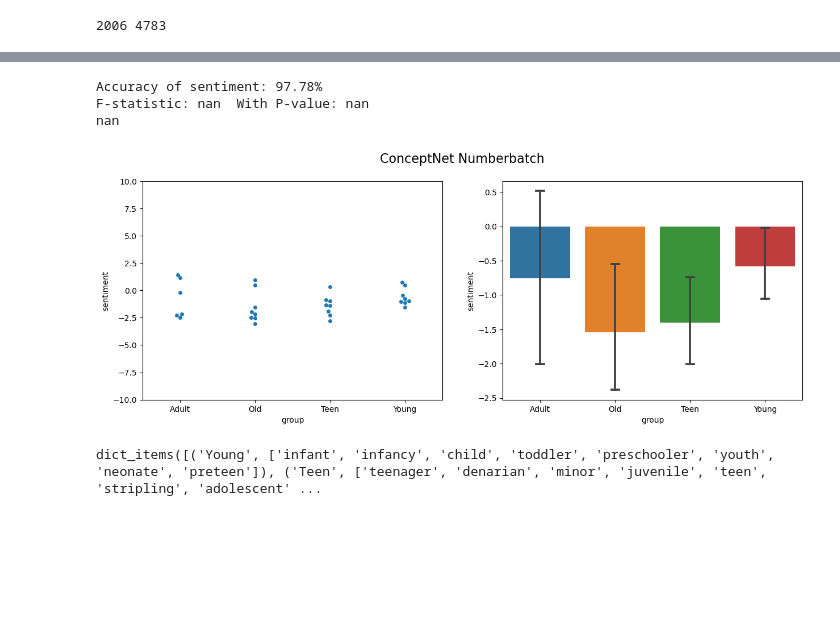
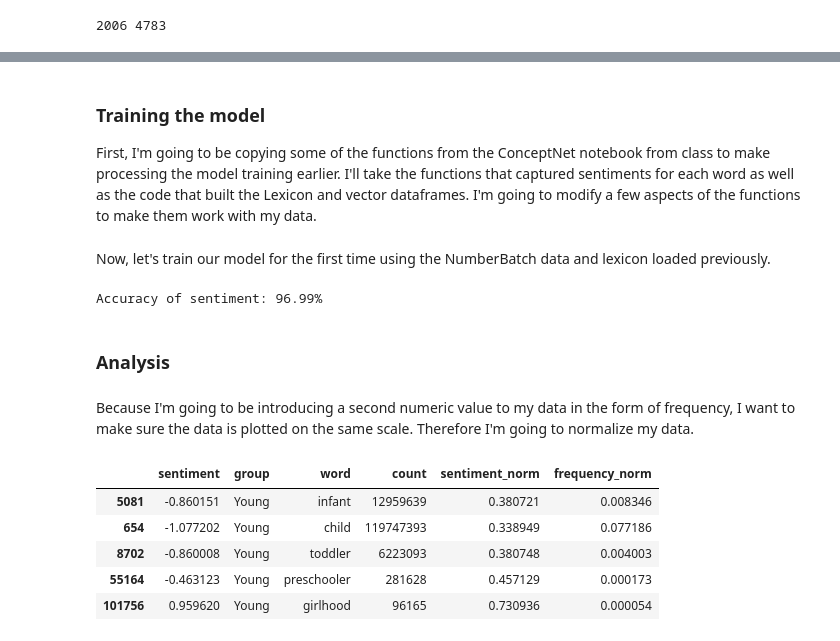
Before and after one commit to cphchip/cs8321_code, a Jupyter notebook: Lab 1/Henderson_48996654_Lab_1a.ipynb, the cells around one changed output, grey strips where cells are left out. Drawn from its saved outputs; the diff is of its cells as text; code cells hidden in the pictures; blank space fills up the shorter version.

```diff
--- a/Lab 1/Henderson_48996654_Lab_1a.ipynb
+++ b/Lab 1/Henderson_48996654_Lab_1a.ipynb
@@ -45,5 +36,6 @@ In this notebook I'm going to be comparing the results from our in-class discuss
 # %%
 %%time
+# Source: cs8321 notebook 01 ConceptNet
 def load_embeddings(filename):
     """
     Load a DataFrame from the generalized text format used by word2vec, GloVe,
@@ -66,6 +58,6 @@ def load_embeddings(filename):
     return pd.DataFrame(arr, index=labels, dtype='f')
 
 # embeddings = load_embeddings('data/glove.840B.300d.txt') # course original
-embeddings = load_embeddings('../Data_Sources/numberbatch-en.txt') # local PC
-embeddings.shape
+# embeddings = load_embeddings('../Data_Sources/numberbatch-en.txt') # local PC
+# embeddings.shape
 # %% [output]
@@ -298 +210,5 @@ AGE_BY_CATEGORY = {
+# %% [markdown]
+### Training the model
+
+First, I'm going to be copying some of the functions from the ConceptNet notebook from class to make processing the model training earlier. I'll take the functions that captured sentiments for each word as well as the code that built the Lexicon and vector dataframes. I'm going to modify a few aspects of the functions to make them work with my data.
 # %%
@@ -388,14 +281,36 @@ def retrain_model_age(new_embs, title = ''):
+# %% [markdown]
+Now, let's train our model for the first time using the NumberBatch data and lexicon loaded previously.
 # %%
 # Local PC version
-retrain_model_age(load_embeddings('../Data_Sources/numberbatch-en.txt'), title='ConceptNet Numberbatch')
+# retrain_model_age(load_embeddings('../Data_Sources/numberbatch-en.txt'), title='ConceptNet Numberbatch')
+nb_results = retrain_model_age(load_embeddings('../Data_Sources/numberbatch-en.txt'), title='ConceptNet Numberbatch')
+
 # Colab version
 # retrain_model(load_embeddings('/content/drive/MyDrive/Colab Notebooks/numberbatch-en.txt'), title='ConceptNet Numberbatch')
 # %% [output]
-Accuracy of sentiment: 97.78%
-F-statistic: nan  With P-value: nan
-nan
+Accuracy of sentiment: 96.99%
-[figure, removed]
-# %%
-print(AGE_BY_CATEGORY.items())
-# %% [output]
-dict_items([('Young', ['infant', 'infancy', 'child', 'toddler', 'preschooler', 'youth', 'neonate', 'preteen']), ('Teen', ['teenager', 'denarian', 'minor', 'juvenile', 'teen', 'stripling', 'adolescent' ...
+# %% [markdown]
+### Analysis
+# %% [markdown]
+Because I'm going to be introducing a second numeric value to my data in the form of frequency, I want to make sure the data is plotted on the same scale. Therefore I'm going to normalize my data.
+# %%
+# Source: ChatGPT for applying standard scaling
+from sklearn.preprocessing import MinMaxScaler
+
+# Assign the scaler object to a variable
+scaler = MinMaxScaler()
+
+# Apply fit-transform function to the data of interest
+nb_results['sentiment_norm'] = scaler.fit_transform(nb_results[['sentiment']])
+nb_results['frequency_norm'] = scaler.fit_transform(nb_results[['count']])
+
+# We could drop the original values now, but there aren't a ton of columns.
+# So, I'll just keep everything.
+nb_results.head()
+# %% [output]
+|  | sentiment | group | word | count | sentiment_norm | frequency_norm |
+| 5081 | -0.860151 | Young | infant | 12959639 | 0.380721 | 0.008346 |
+| 654 | -1.077202 | Young | child | 119747393 | 0.338949 | 0.077186 |
+| 8702 | -0.860008 | Young | toddler | 6223093 | 0.380748 | 0.004003 |
+| 55164 | -0.463123 | Young | preschooler | 281628 | 0.457129 | 0.000173 |
+| 101756 | 0.959620 | Young | girlhood | 96165 | 0.730936 | 0.000054 |
```
Also changed, not shown: parts of 42 cells of this notebook.
